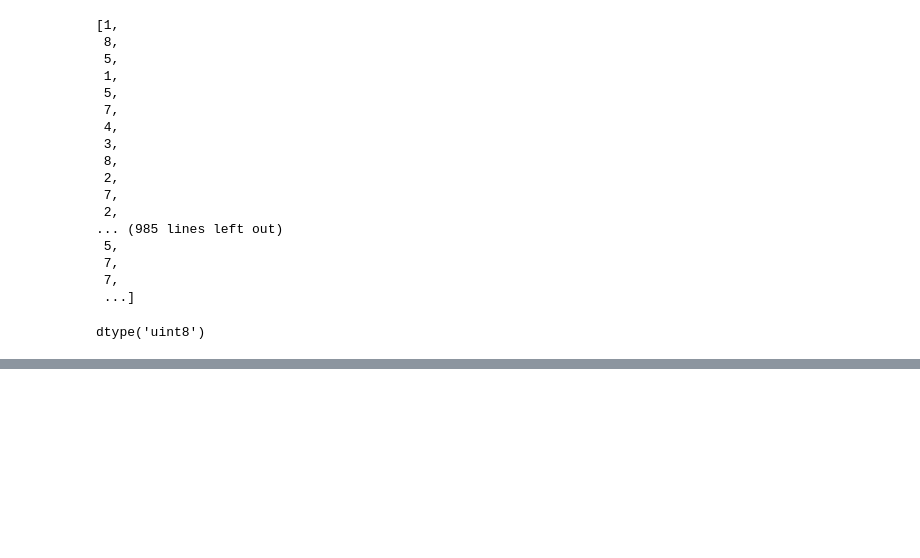
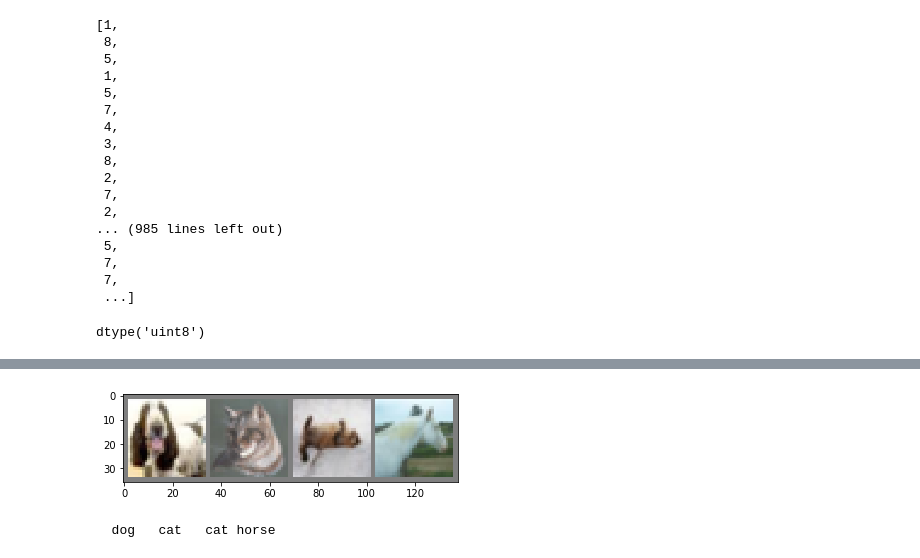
Before and after one commit to jjmachan/Cifar-pytorch, a Jupyter notebook: 01_dataloader.ipynb, the cells around one changed output, grey strips where cells are left out. Cells and saved outputs as stored; diff of their text form; code cells hidden in the pictures; blank space fills up the shorter version.

Commit message:
finished dataset and verified it works with dataloaders

```diff
--- a/01_dataloader.ipynb
+++ b/01_dataloader.ipynb
@@ -202,0 +202,9 @@ Converted index.ipynb.
+# %%
+composed = transforms.Compose([one_hot_encoding])
+cifar10 = CifarDownloadedDataset('./data/cifar-10-batches-py/',
+                                 train=False,
+                                 transform=transform,
+                                 target_transform=None,)
+
+trainloader = torch.utils.data.DataLoader(cifar10, batch_size=4,
+                                          shuffle=True, num_workers=2)
@@ -202,0 +240,25 @@ Converted index.ipynb.
+# %%
+import matplotlib.pyplot as plt
+import numpy as np
+
+# functions to show an image
+
+
+def imshow(img):
+    img = img / 2 + 0.5     # unnormalize
+    npimg = img.numpy()
+    plt.imshow(np.transpose(npimg, (1, 2, 0)))
+    plt.show()
+
+
+# get some random training images
+dataiter = iter(trainloader)
+images, labels = dataiter.next()
+
+# show images
+imshow(torchvision.utils.make_grid(images))
+# print labels
+print(' '.join('%5s' % class_names[labels[j]] for j in range(4)))
+# %% [output]
+[figure, added]
+  dog   cat   cat horse
```
Also changed, not shown: parts of 10 cells of this notebook, 1 other file.
